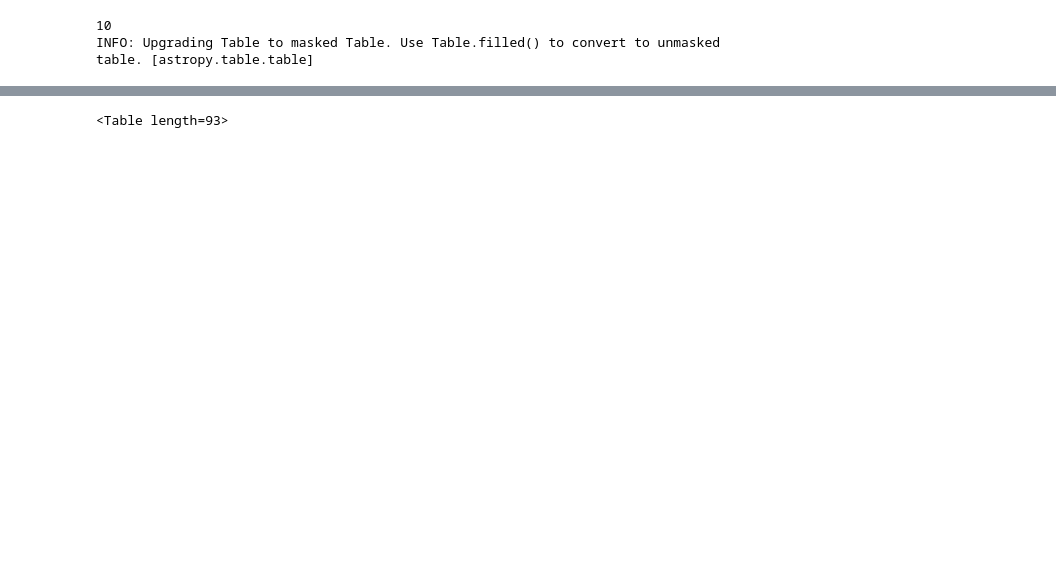
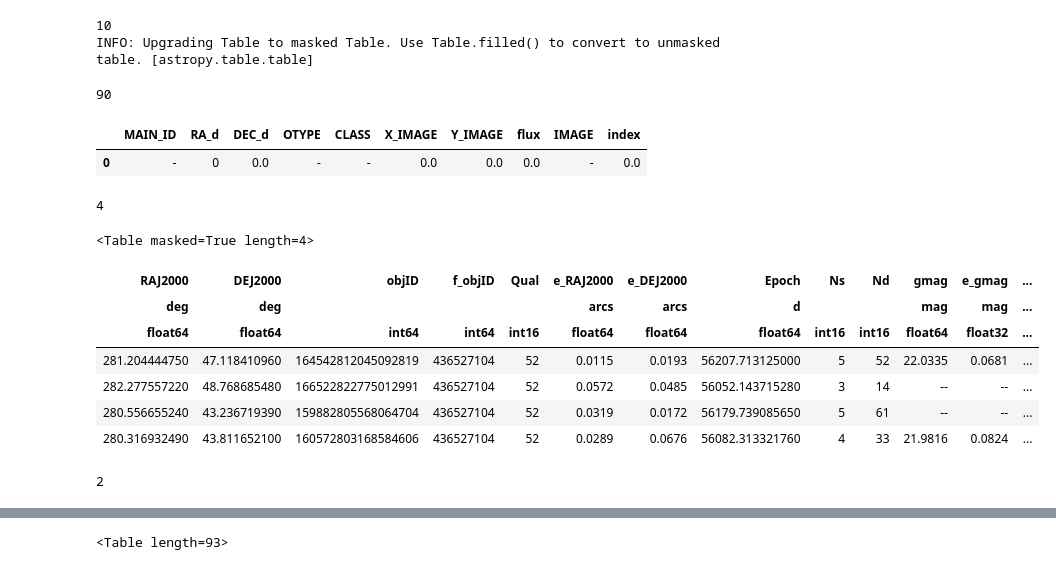
Before and after one commit to mj1e16lsst/keplerPhotometry, a Jupyter notebook: bigTable-slim.ipynb, the cells around one changed output, grey strips where cells are left out. Drawn from its saved outputs; the diff is of its cells as text; code cells hidden in the pictures; blank space fills up the shorter version.

```diff
--- a/bigTable-slim.ipynb
+++ b/bigTable-slim.ipynb
@@ -423,7 +442,35 @@ simbadSearch = queryObjectRegion(otherGaiaTab,searchRadius=2*u.arcsec)
 # %% [output]
 10
 INFO: Upgrading Table to masked Table. Use Table.filled() to convert to unmasked table. [astropy.table.table]
+# %%
+print(len(simbadSearch))
+# %% [output]
+90
+# %%
+df = simbadSearch.to_pandas()
+df2 = df[df['MAIN_ID'] != 'N/A']
+df2
+# %% [output]
+|  | MAIN_ID | RA_d | DEC_d | OTYPE | CLASS | X_IMAGE | Y_IMAGE | flux | IMAGE | index |
+| 0 | - | 0 | 0.0 | - | - | 0.0 | 0.0 | 0.0 | - | 0.0 |
 # %%
 ps1 = vizierSearch(otherGaiaTab,'PS1')
+print(len(ps1))
+# %% [output]
+4
+# %%
+ps1
+# %% [output]
+<Table masked=True length=4>
+| RAJ2000 | DEJ2000 | objID | f_objID | Qual | e_RAJ2000 | e_DEJ2000 | Epoch | Ns | Nd | gmag | e_gmag | ... |
+| deg | deg |  |  |  | arcs | arcs | d |  |  | mag | mag | ... |
+| float64 | float64 | int64 | int64 | int16 | float64 | float64 | float64 | int16 | int16 | float64 | float32 | ... |
+| 281.204444750 | 47.118410960 | 164542812045092819 | 436527104 | 52 | 0.0115 | 0.0193 | 56207.713125000 | 5 | 52 | 22.0335 | 0.0681 | ... |
+| 282.277557220 | 48.768685480 | 166522822775012991 | 436527104 | 52 | 0.0572 | 0.0485 | 56052.143715280 | 3 | 14 | -- | -- | ... |
+| 280.556655240 | 43.236719390 | 159882805568064704 | 436527104 | 52 | 0.0319 | 0.0172 | 56179.739085650 | 5 | 61 | -- | -- | ... |
+| 280.316932490 | 43.811652100 | 160572803168584606 | 436527104 | 52 | 0.0289 | 0.0676 | 56082.313321760 | 4 | 33 | 21.9816 | 0.0824 | ... |
 # %%
 wise = vizierSearch(otherGaiaTab,'AllWiSE')
+print(len(wise))
+# %% [output]
+2
```
Also changed, not shown: parts of 25 cells of this notebook, 1 other file.
